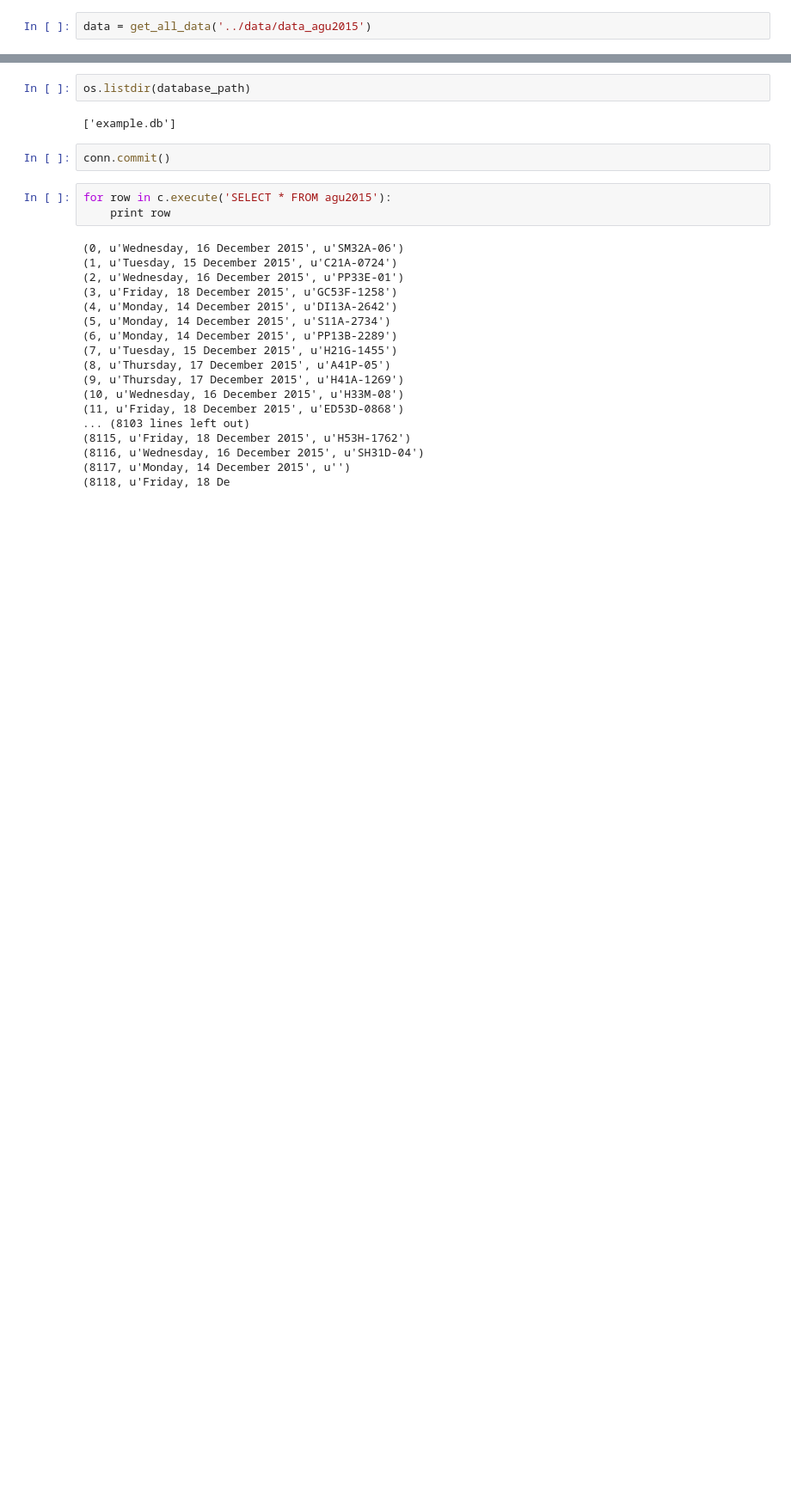
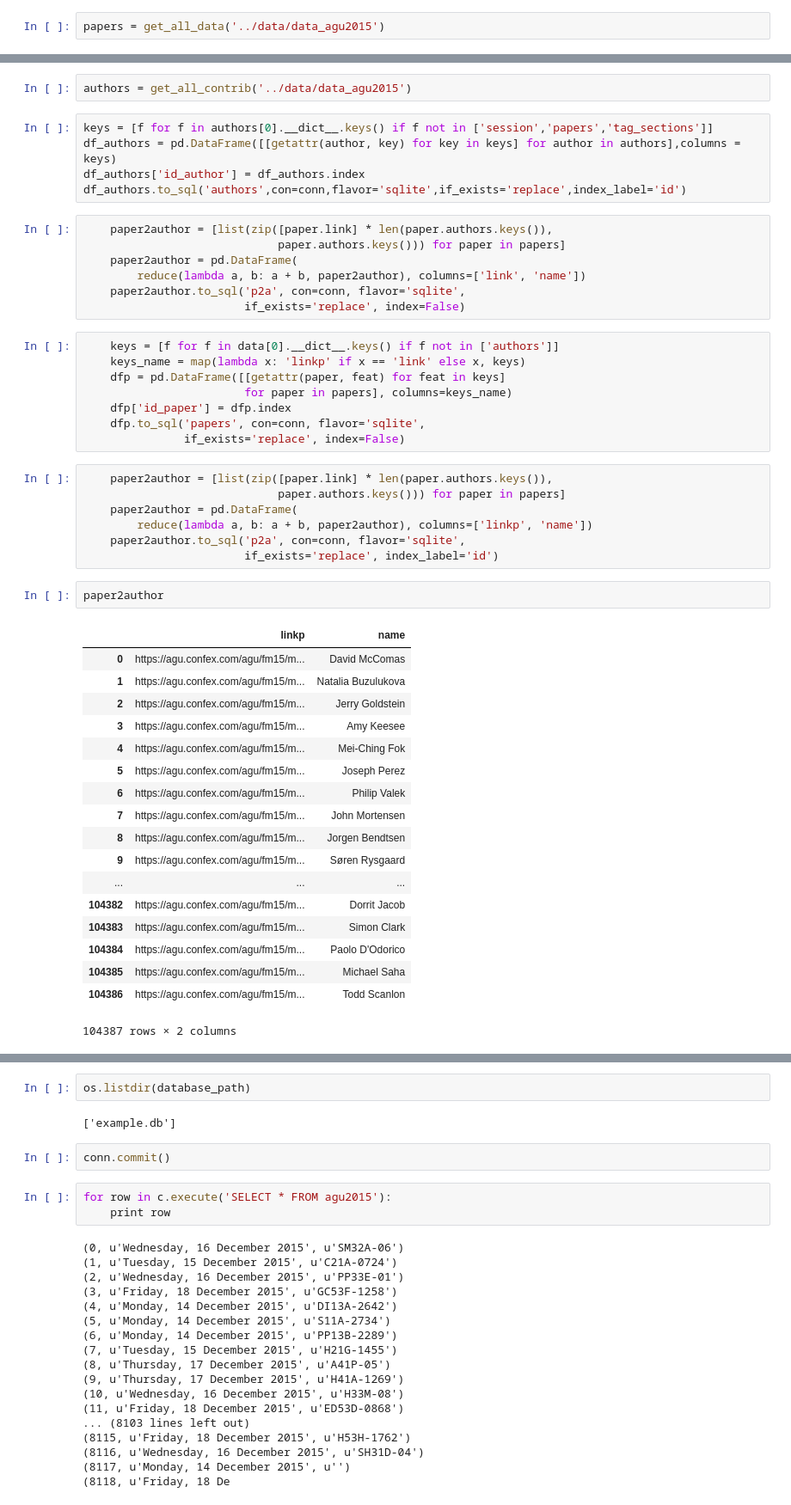
Before and after one commit to cthorey/geocolab, a Jupyter notebook: notebooks/database.ipynb, the cells around one changed output, grey strips where cells are left out. Shown at 86% size. Drawn from its saved outputs; the diff is of its cells as text; blank space fills up the shorter version.

```diff
--- a/notebooks/database.ipynb
+++ b/notebooks/database.ipynb
@@ -17,4 +17,4 @@ database_path = '/Users/thorey/Documents/project/agu_data/geocolab/data/database
 The autoreload extension is already loaded. To reload it, use:
   %reload_ext autoreload
 # %%
-data = get_all_data('../data/data_agu2015')
+papers = get_all_data('../data/data_agu2015')
@@ -31,3 +26,53 @@ df = pd.DataFrame(dftmp,columns=['date','tag'])
 import sqlite3
 conn = sqlite3.connect(os.path.join(database_path,'example.db'))
 c = conn.cursor()
+# %%
+authors = get_all_contrib('../data/data_agu2015')
+# %%
+keys = [f for f in authors[0].__dict__.keys() if f not in ['session','papers','tag_sections']]
+df_authors = pd.DataFrame([[getattr(author, key) for key in keys] for author in authors],columns = keys)
+df_authors['id_author'] = df_authors.index
+df_authors.to_sql('authors',con=conn,flavor='sqlite',if_exists='replace',index_label='id')
+# %%
+    paper2author = [list(zip([paper.link] * len(paper.authors.keys()),
+                             paper.authors.keys())) for paper in papers]
+    paper2author = pd.DataFrame(
+        reduce(lambda a, b: a + b, paper2author), columns=['link', 'name'])
+    paper2author.to_sql('p2a', con=conn, flavor='sqlite',
+                        if_exists='replace', index=False)
+# %%
+    keys = [f for f in data[0].__dict__.keys() if f not in ['authors']]
+    keys_name = map(lambda x: 'linkp' if x == 'link' else x, keys)
+    dfp = pd.DataFrame([[getattr(paper, feat) for feat in keys]
+                        for paper in papers], columns=keys_name)
+    dfp['id_paper'] = dfp.index
+    dfp.to_sql('papers', con=conn, flavor='sqlite',
+               if_exists='replace', index=False)
+# %%
+    paper2author = [list(zip([paper.link] * len(paper.authors.keys()),
+                             paper.authors.keys())) for paper in papers]
+    paper2author = pd.DataFrame(
+        reduce(lambda a, b: a + b, paper2author), columns=['linkp', 'name'])
+    paper2author.to_sql('p2a', con=conn, flavor='sqlite',
+                        if_exists='replace', index_label='id')
+# %%
+paper2author
+# %% [output]
+|  | linkp | name |
+| 0 | https://agu.confex.com/agu/fm15/m... | David McComas |
+| 1 | https://agu.confex.com/agu/fm15/m... | Natalia Buzulukova |
+| 2 | https://agu.confex.com/agu/fm15/m... | Jerry Goldstein |
+| 3 | https://agu.confex.com/agu/fm15/m... | Amy Keesee |
+| 4 | https://agu.confex.com/agu/fm15/m... | Mei-Ching Fok |
+| 5 | https://agu.confex.com/agu/fm15/m... | Joseph Perez |
+| 6 | https://agu.confex.com/agu/fm15/m... | Philip Valek |
+| 7 | https://agu.confex.com/agu/fm15/m... | John Mortensen |
+| 8 | https://agu.confex.com/agu/fm15/m... | Jorgen Bendtsen |
+| 9 | https://agu.confex.com/agu/fm15/m... | Søren Rysgaard |
+| ... | ... | ... |
+| 104382 | https://agu.confex.com/agu/fm15/m... | Dorrit Jacob |
+| 104383 | https://agu.confex.com/agu/fm15/m... | Simon Clark |
+| 104384 | https://agu.confex.com/agu/fm15/m... | Paolo D'Odorico |
+| 104385 | https://agu.confex.com/agu/fm15/m... | Michael Saha |
+| 104386 | https://agu.confex.com/agu/fm15/m... | Todd Scanlon |
+104387 rows × 2 columns
```
Also changed, not shown: parts of 18 cells of this notebook, 12 other files.
